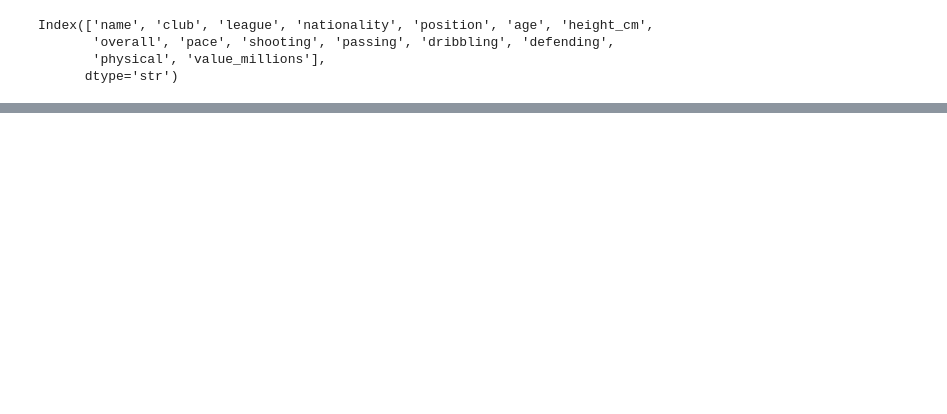
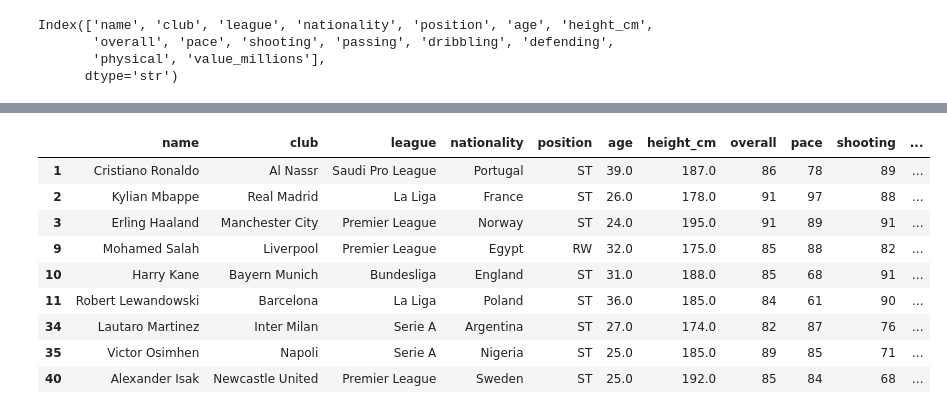
Before and after one commit to SakornJr/Data-sci, a Jupyter notebook: challenge/challenge-week04.ipynb, the cells around one changed output, grey strips where cells are left out. Drawn from its saved outputs; the diff is of its cells as text; code cells hidden in the pictures; blank space fills up the shorter version.

```diff
--- a/challenge/challenge-week04.ipynb
+++ b/challenge/challenge-week04.ipynb
@@ -31,6 +31,6 @@ Index(['name', 'club', 'league', 'nationality', 'position', 'age', 'height_cm',
        'physical', 'value_millions'],
       dtype='str')
 # %%
-strong_fowards = (df["position"].isin(["ST", "RW"])) & (df["physical"] >= 75 )
-strong_fowards
+fil_position = df["position"].isin(["ST", "RW"])
+fil_position
 # %% [output]
@@ -53,0 +54,3 @@ dtype: bool
+# %%
+fil_strong = df["physical"] >= 75
+fil_strong
@@ -53,0 +75,14 @@ dtype: bool
+# %%
+strong_foward = df[fil_position & fil_strong]
+strong_foward
+# %% [output]
+|  | name | club | league | nationality | position | age | height_cm | overall | pace | shooting | ... |
+| 1 | Cristiano Ronaldo | Al Nassr | Saudi Pro League | Portugal | ST | 39.0 | 187.0 | 86 | 78 | 89 | ... |
+| 2 | Kylian Mbappe | Real Madrid | La Liga | France | ST | 26.0 | 178.0 | 91 | 97 | 88 | ... |
+| 3 | Erling Haaland | Manchester City | Premier League | Norway | ST | 24.0 | 195.0 | 91 | 89 | 91 | ... |
+| 9 | Mohamed Salah | Liverpool | Premier League | Egypt | RW | 32.0 | 175.0 | 85 | 88 | 82 | ... |
+| 10 | Harry Kane | Bayern Munich | Bundesliga | England | ST | 31.0 | 188.0 | 85 | 68 | 91 | ... |
+| 11 | Robert Lewandowski | Barcelona | La Liga | Poland | ST | 36.0 | 185.0 | 84 | 61 | 90 | ... |
+| 34 | Lautaro Martinez | Inter Milan | Serie A | Argentina | ST | 27.0 | 174.0 | 82 | 87 | 76 | ... |
+| 35 | Victor Osimhen | Napoli | Serie A | Nigeria | ST | 25.0 | 185.0 | 89 | 85 | 71 | ... |
+| 40 | Alexander Isak | Newcastle United | Premier League | Sweden | ST | 25.0 | 192.0 | 85 | 84 | 68 | ... |
```
Also changed, not shown: parts of 5 cells of this notebook, 1 other file.
